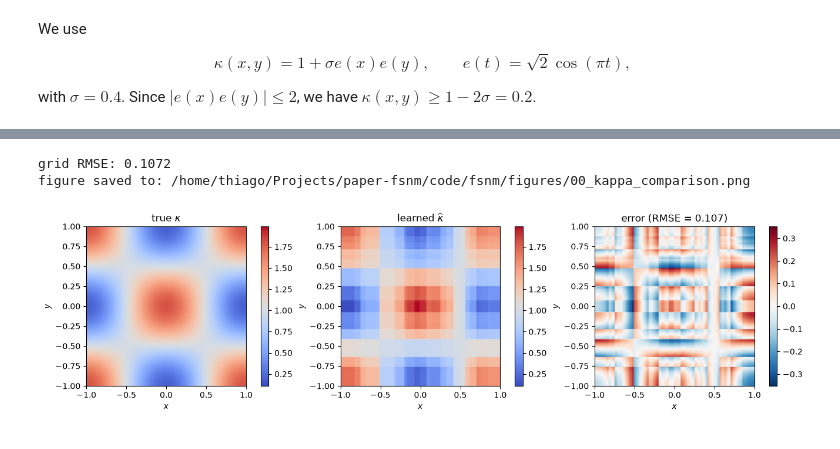
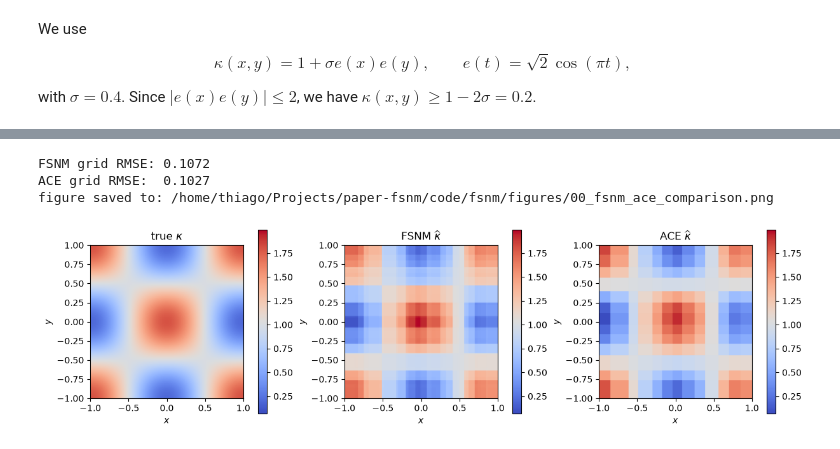
Before and after one commit to thiagorr162/fsnm, a Jupyter notebook: notebooks/00_learn_kappa.ipynb, the cells around one changed output, grey strips where cells are left out. Saved outputs shown, nothing was run; the diff lists cells and outputs as text; code cells hidden in the pictures.

```diff
--- a/notebooks/00_learn_kappa.ipynb
+++ b/notebooks/00_learn_kappa.ipynb
@@ -121,45 +179,52 @@ top five configurations:
 # %%
 grid = np.linspace(-1, 1, 160)
 kappa_true = kappa_exact(grid, grid)
-kappa_learned = 1 + (
+kappa_fsnm = 1 + (
     phi.predict(grid[:, None]) * singular_values
 ) @ psi.predict(grid[:, None]).T
-error = kappa_learned - kappa_true
-rmse = np.sqrt(np.mean(error**2))
+kappa_ace = 1 + ace_singular_value * np.outer(
+    ace_phi.predict(grid[:, None]),
+    ace_psi.predict(grid[:, None]),
+)
+error_fsnm = kappa_fsnm - kappa_true
+error_ace = kappa_ace - kappa_true
+rmse_fsnm = np.sqrt(np.mean(error_fsnm**2))
+rmse_ace = np.sqrt(np.mean(error_ace**2))
 
 value_limits = (
-    min(kappa_true.min(), kappa_learned.min()),
-    max(kappa_true.max(), kappa_learned.max()),
+    min(kappa_true.min(), kappa_fsnm.min(), kappa_ace.min()),
+    max(kappa_true.max(), kappa_fsnm.max(), kappa_ace.max()),
 )
-error_limit = np.abs(error).max()
-panels = [
-    (kappa_true, r"true $\kappa$", "coolwarm", value_limits),
-    (kappa_learned, r"learned $\widehat\kappa$", "coolwarm", value_limits),
-    (error, f"error (RMSE = {rmse:.3f})", "RdBu_r", (-error_limit, error_limit)),
+
+fig, axes = plt.subplots(1, 3, figsize=(12, 3.6), constrained_layout=True)
+value_panels = [
+    (kappa_true, r"true $\kappa$"),
+    (kappa_fsnm, r"FSNM $\widehat\kappa$"),
+    (kappa_ace, r"ACE $\widehat\kappa$"),
 ]
-
-fig, axes = plt.subplots(1, 3, figsize=(13, 3.6), constrained_layout=True)
-for axis, (values, title, color_map, limits) in zip(axes, panels):
+for axis, (values, title) in zip(axes, value_panels):
     image = axis.imshow(
         values.T,
         origin="lower",
         extent=[-1, 1, -1, 1],
-        cmap=color_map,
-        vmin=limits[0],
-        vmax=limits[1],
+        cmap="coolwarm",
+        vmin=value_limits[0],
+        vmax=value_limits[1],
     )
     axis.set(title=title, xlabel="$x$", ylabel="$y$")
     fig.colorbar(image, ax=axis, shrink=0.82)
 
 project_directory = Path.cwd().parent if Path.cwd().name == "notebooks" else Path.cwd()
 figure_directory = project_directory / "figures"
 figure_directory.mkdir(exist_ok=True)
-figure_path = figure_directory / "00_kappa_comparison.png"
+figure_path = figure_directory / "00_fsnm_ace_comparison.png"
 fig.savefig(figure_path, dpi=200, bbox_inches="tight")
-print(f"grid RMSE: {rmse:.4f}")
+print(f"FSNM grid RMSE: {rmse_fsnm:.4f}")
+print(f"ACE grid RMSE:  {rmse_ace:.4f}")
 print(f"figure saved to: {figure_path}")
 plt.show()
 # %% [output]
-grid RMSE: 0.1072
-figure saved to: /home/thiago/Projects/paper-fsnm/code/fsnm/figures/00_kappa_comparison.png
+FSNM grid RMSE: 0.1072
+ACE grid RMSE:  0.1027
+figure saved to: /home/thiago/Projects/paper-fsnm/code/fsnm/figures/00_fsnm_ace_comparison.png
-[figure, old version]
+[figure, new version]
```
Also changed, not shown: parts of 3 cells of this notebook, 5 other files.
